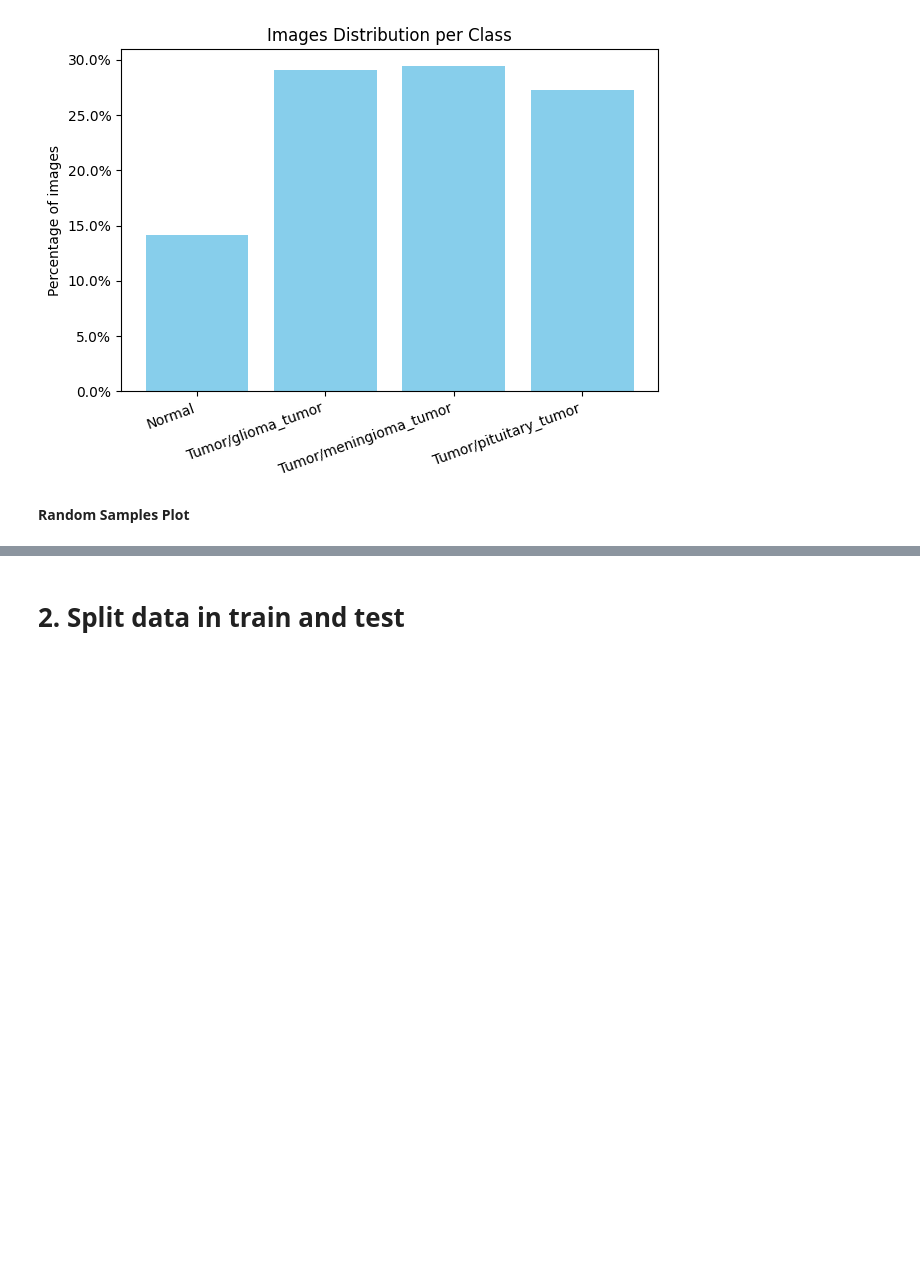
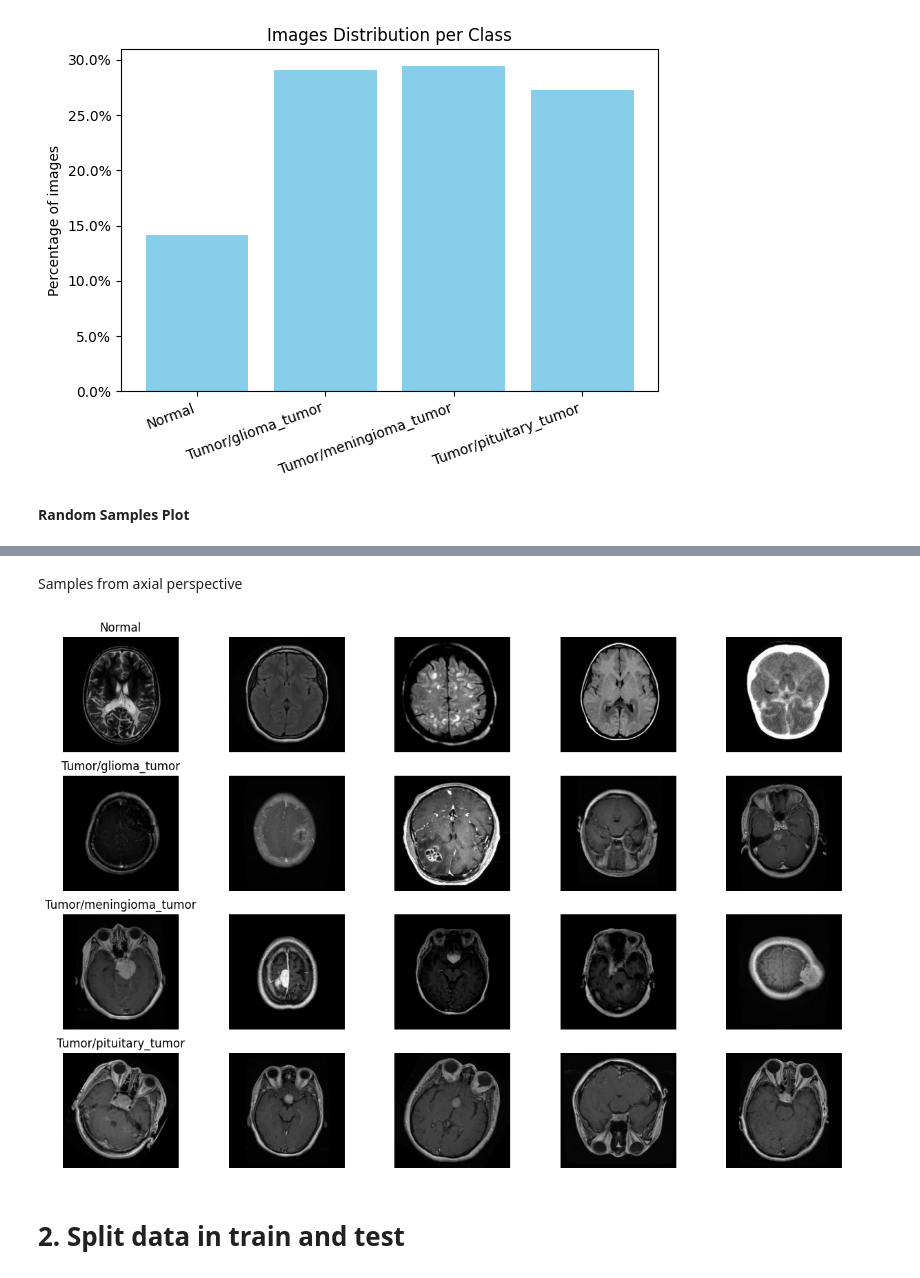
Before and after one commit to mikelpri3/BigData, a Jupyter notebook: notebook.ipynb, the cells around one changed output, grey strips where cells are left out. Drawn from its saved outputs; the diff is of its cells as text; code cells hidden in the pictures; blank space fills up the shorter version.

```diff
--- a/notebook.ipynb
+++ b/notebook.ipynb
@@ -111,6 +111,8 @@ Not only have we transformed the images to PyTorch, but also:
 We load the dataset
 # %%
 brain_dataset = BrainTumorDataset(dataset_path, view_type="all")
+
+axial_dataset = BrainTumorDataset(dataset_path, view_type="axial")
 # %% [markdown]
 **Count of images per class**
 # %%
@@ -159,3 +163,9 @@ show_random_samples(brain_dataset, brain_dataset.classes)
+# %% [markdown]
+Samples from axial perspective
+# %%
+show_random_samples(axial_dataset, axial_dataset.classes)
+# %% [output]
+[figure, added]
 # %% [markdown]
 # 2. Split data in train and test
 # %% [markdown]
```
Also changed, not shown: parts of 3 cells of this notebook.
